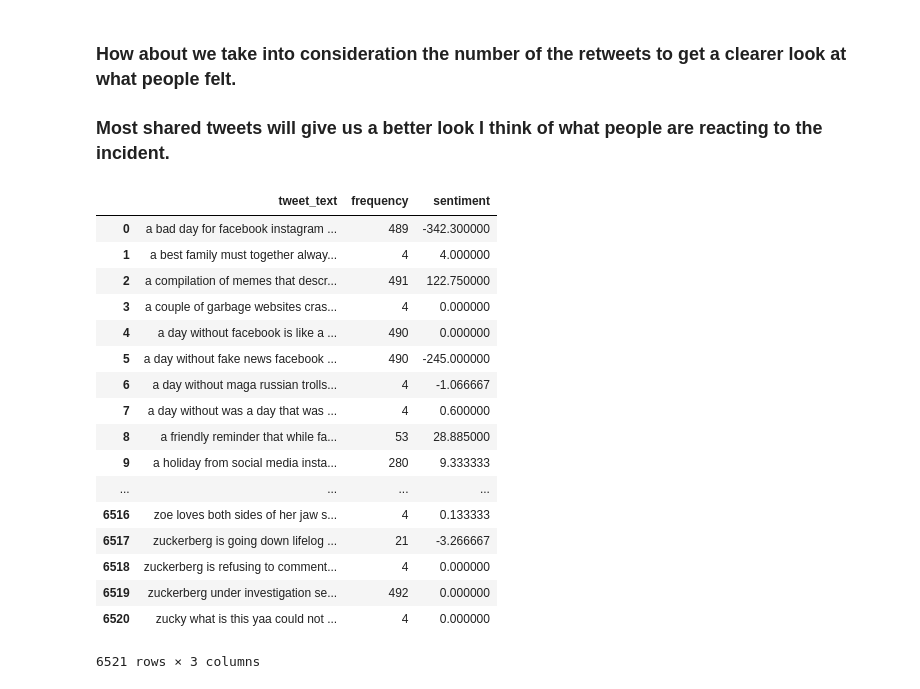
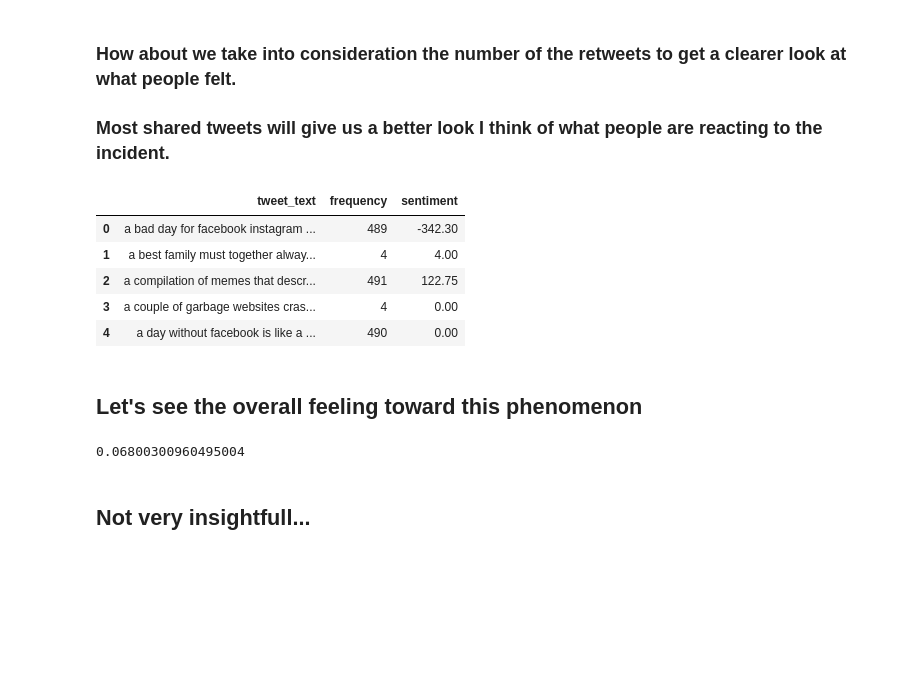
Before and after one commit to AmineHosni/FacebookDown-Sentiment-Analaysis, a Jupyter notebook: EDA.ipynb, the cells around one changed output. Saved outputs shown, nothing was run; the diff lists cells and outputs as text; code cells hidden in the pictures; blank space fills up the shorter version.

```diff
--- a/EDA.ipynb
+++ b/EDA.ipynb
@@ -247,23 +247,19 @@ memory usage: 102.0+ KB
 # %%
 tweets_freq['sentiment'] = tweets_freq.apply(lambda x: TextBlob(x['tweet_text']).sentiment[0]*x['frequency'],axis=1)
 # %%
-tweets_freq
+tweets_freq.head()
 # %% [output]
 |  | tweet_text | frequency | sentiment |
-| 0 | a bad day for facebook instagram ... | 489 | -342.300000 |
-| 1 | a best family must together alway... | 4 | 4.000000 |
-| 2 | a compilation of memes that descr... | 491 | 122.750000 |
-| 3 | a couple of garbage websites cras... | 4 | 0.000000 |
-| 4 | a day without facebook is like a ... | 490 | 0.000000 |
-| 5 | a day without fake news facebook ... | 490 | -245.000000 |
-| 6 | a day without maga russian trolls... | 4 | -1.066667 |
-| 7 | a day without was a day that was ... | 4 | 0.600000 |
-| 8 | a friendly reminder that while fa... | 53 | 28.885000 |
-| 9 | a holiday from social media insta... | 280 | 9.333333 |
-| ... | ... | ... | ... |
-| 6516 | zoe loves both sides of her jaw s... | 4 | 0.133333 |
-| 6517 | zuckerberg is going down lifelog ... | 21 | -3.266667 |
-| 6518 | zuckerberg is refusing to comment... | 4 | 0.000000 |
-| 6519 | zuckerberg under investigation se... | 492 | 0.000000 |
-| 6520 | zucky what is this yaa could not ... | 4 | 0.000000 |
+| 0 | a bad day for facebook instagram ... | 489 | -342.30 |
+| 1 | a best family must together alway... | 4 | 4.00 |
+| 2 | a compilation of memes that descr... | 491 | 122.75 |
+| 3 | a couple of garbage websites cras... | 4 | 0.00 |
+| 4 | a day without facebook is like a ... | 490 | 0.00 |
-6521 rows × 3 columns
+# %% [markdown]
+## Let's see the overall feeling toward this phenomenon
+# %%
+sum(tweets_freq['sentiment'])/sum(tweets_freq['frequency'])
+# %% [output]
+0.06800300960495004
+# %% [markdown]
+## Not very insightfull...
```
Also changed, not shown: 1 other file.
